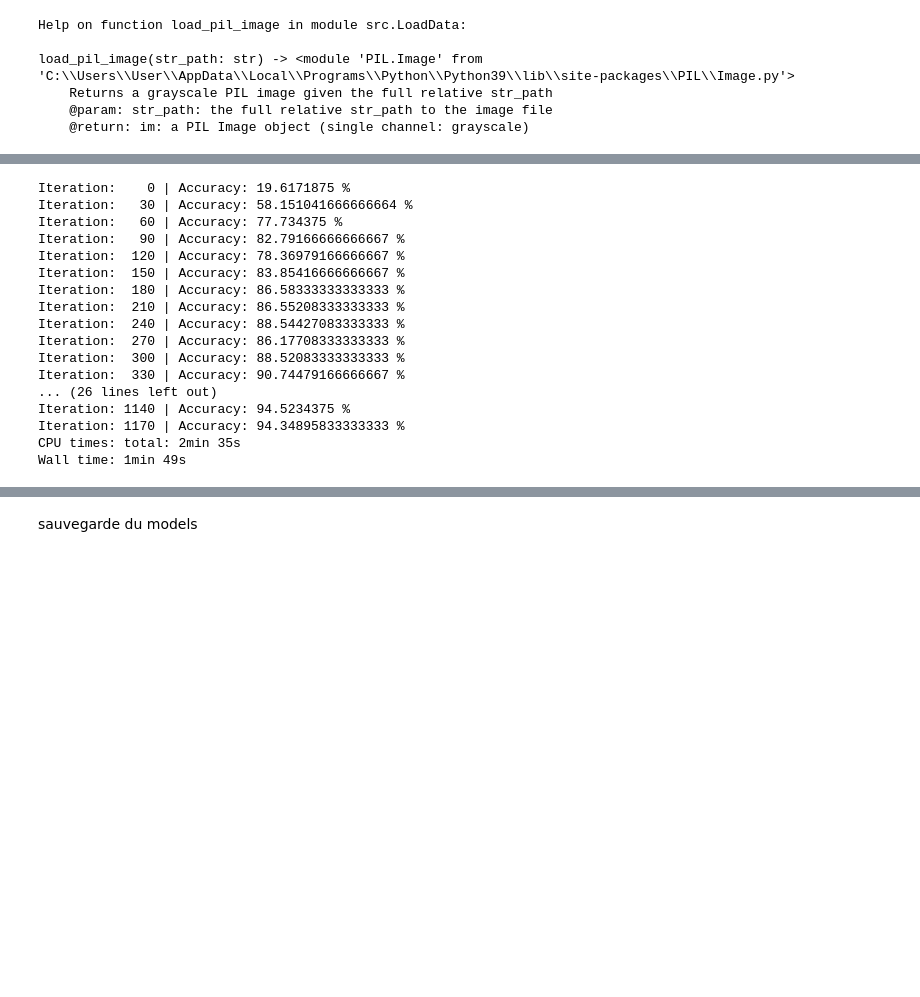
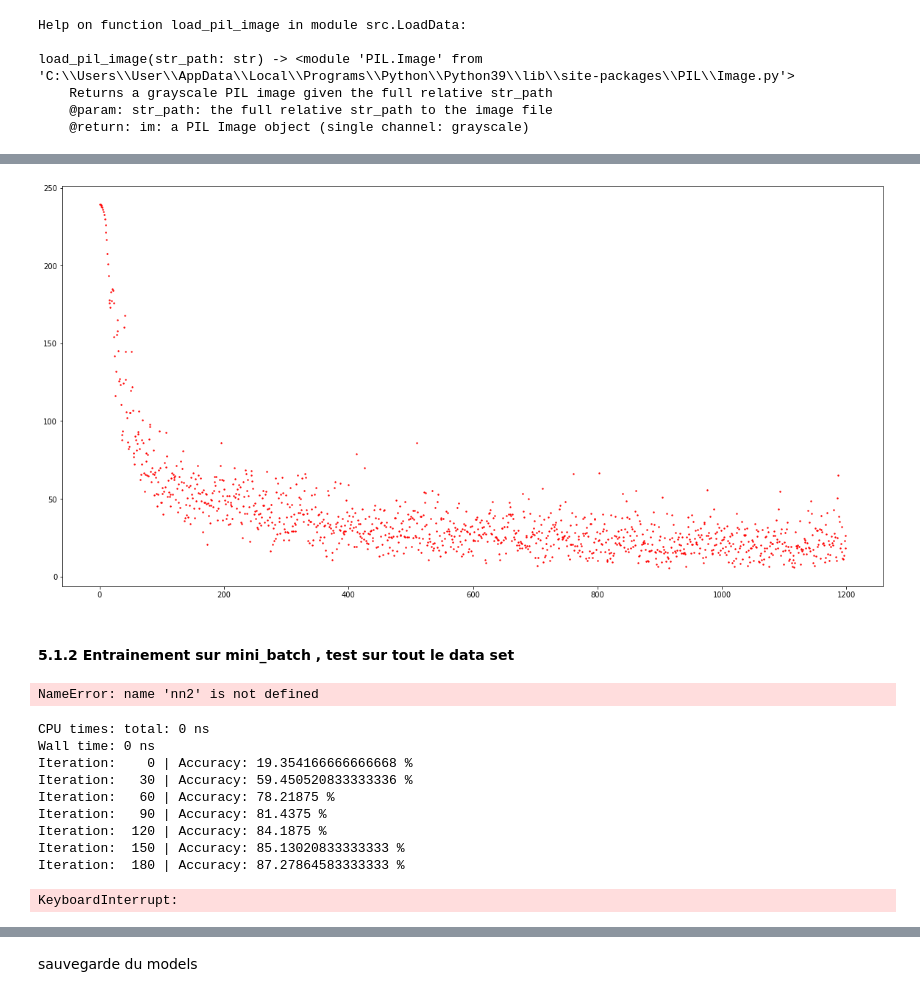
Before and after one commit to MK8BK/Deep_Learning_ISD, a Jupyter notebook: Details.ipynb, the cells around one changed output, grey strips where cells are left out. Drawn from its saved outputs; the diff is of its cells as text; code cells hidden in the pictures; blank space fills up the shorter version.

```diff
--- a/Details.ipynb
+++ b/Details.ipynb
@@ -144,0 +342,5 @@ import matplotlib.axes as axes
+# %%
+plt.scatter(list(range(0,epochs)), costs, color="red", s=2)
+plt.show()
+# %% [output]
+[figure, added]
@@ -145 +349,3 @@ import matplotlib.axes as axes
+# %% [markdown]
+#### 5.1.2 Entrainement sur mini_batch , test sur tout le data set
 # %%
@@ -155,33 +362,31 @@ nn = NeuralNetwork(layers, classes=CLASSES)
+# %%
+del nn2, layers2
+# %% [output]
+NameError: name 'nn2' is not defined
 # %%
-%%time
+#Training
+%time
 for i in range(epochs):
     x, y = load_training_set("./EMNIST_DATA_SET/", batch_size=batch_size, classes=CLASSES, equilibrium=True)
-    res = nn.forward(x)
-    nn.backward(y)
+    res = nn2.forward(x)
+    nn2.backward(y)
 #   percent = percent_good(res, Y)
 #   cost = compute_cost(res, Y)
     if i%30==0:
-        pred = nn.forward(X)
-        percent = percent_good(pred, Y)
+        pred = nn2.forward(X)
+        accuracy = percent_good(pred, Y)
         cost = compute_cost(pred, Y)
-        accuracies.append(percent)
-        costs.append(cost)
-        print(f"Iteration: {i:4} | Accuracy: {percent} %")
+        accuracies2.append(accuracy)
+        costs2.append(cost)
+        print(f"Iteration: {i:4} | Accuracy: {accuracy} %")
 # %% [output]
-Iteration:    0 | Accuracy: 19.6171875 %
-Iteration:   30 | Accuracy: 58.151041666666664 %
-Iteration:   60 | Accuracy: 77.734375 %
-Iteration:   90 | Accuracy: 82.79166666666667 %
-Iteration:  120 | Accuracy: 78.36979166666667 %
-Iteration:  150 | Accuracy: 83.85416666666667 %
-Iteration:  180 | Accuracy: 86.58333333333333 %
-Iteration:  210 | Accuracy: 86.55208333333333 %
-Iteration:  240 | Accuracy: 88.54427083333333 %
-Iteration:  270 | Accuracy: 86.17708333333333 %
-Iteration:  300 | Accuracy: 88.52083333333333 %
-Iteration:  330 | Accuracy: 90.74479166666667 %
-... (26 lines left out)
-Iteration: 1140 | Accuracy: 94.5234375 %
-Iteration: 1170 | Accuracy: 94.34895833333333 %
-CPU times: total: 2min 35s
-Wall time: 1min 49s
+CPU times: total: 0 ns
+Wall time: 0 ns
+Iteration:    0 | Accuracy: 19.354166666666668 %
+Iteration:   30 | Accuracy: 59.450520833333336 %
+Iteration:   60 | Accuracy: 78.21875 %
+Iteration:   90 | Accuracy: 81.4375 %
+Iteration:  120 | Accuracy: 84.1875 %
+Iteration:  150 | Accuracy: 85.13020833333333 %
+Iteration:  180 | Accuracy: 87.27864583333333 %
+KeyboardInterrupt:
```
Also changed, not shown: parts of 43 cells of this notebook, 4 other files.
